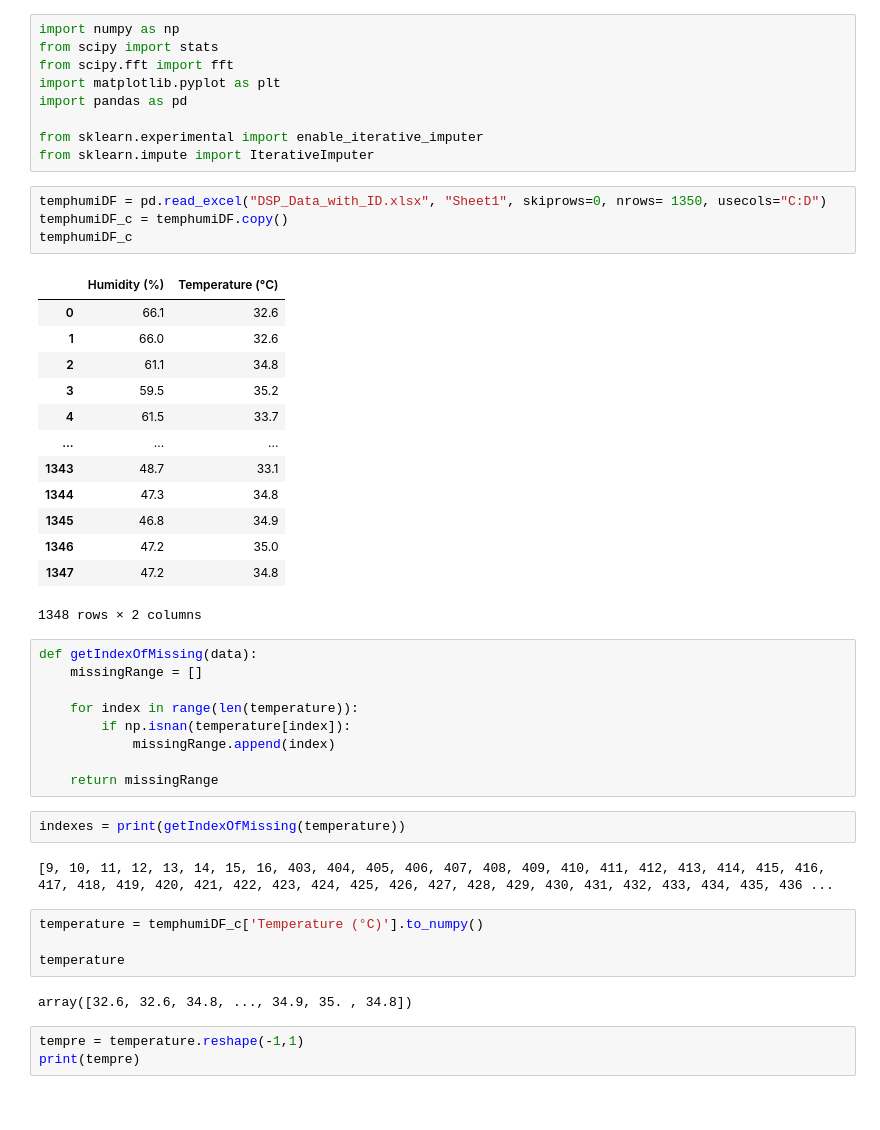
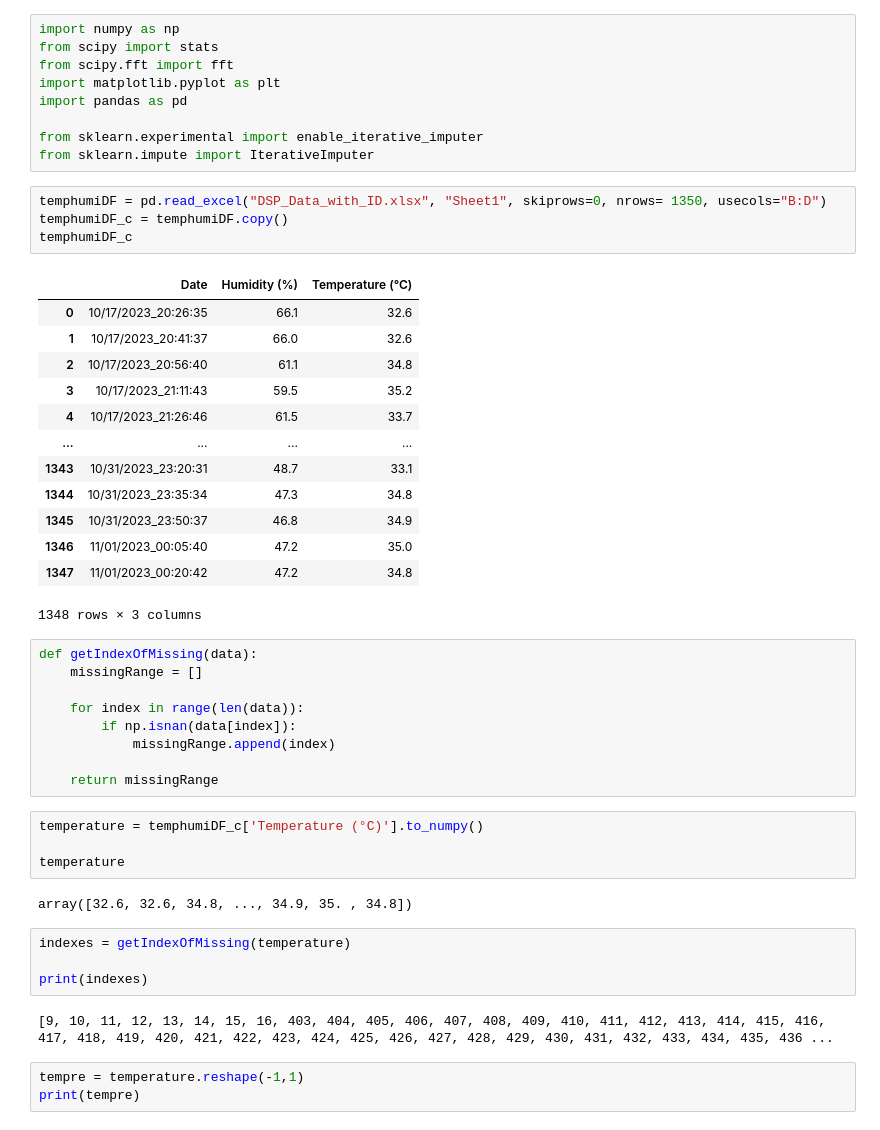
Before and after one commit to IanNoelBanta/DSP-MidtermProject, a Jupyter notebook: try.ipynb, the cells around one changed output. Saved outputs shown, nothing was run; the diff lists cells and outputs as text.

```diff
--- a/try.ipynb
+++ b/try.ipynb
@@ -8,42 +8,44 @@ import pandas as pd
 from sklearn.experimental import enable_iterative_imputer
 from sklearn.impute import IterativeImputer
 # %%
-temphumiDF = pd.read_excel("DSP_Data_with_ID.xlsx", "Sheet1", skiprows=0, nrows= 1350, usecols="C:D")
+temphumiDF = pd.read_excel("DSP_Data_with_ID.xlsx", "Sheet1", skiprows=0, nrows= 1350, usecols="B:D")
 temphumiDF_c = temphumiDF.copy()
 temphumiDF_c
 # %% [output]
-|  | Humidity (%) | Temperature (°C) |
-| 0 | 66.1 | 32.6 |
-| 1 | 66.0 | 32.6 |
-| 2 | 61.1 | 34.8 |
-| 3 | 59.5 | 35.2 |
-| 4 | 61.5 | 33.7 |
-| ... | ... | ... |
-| 1343 | 48.7 | 33.1 |
-| 1344 | 47.3 | 34.8 |
-| 1345 | 46.8 | 34.9 |
-| 1346 | 47.2 | 35.0 |
-| 1347 | 47.2 | 34.8 |
+|  | Date | Humidity (%) | Temperature (°C) |
+| 0 | 10/17/2023_20:26:35 | 66.1 | 32.6 |
+| 1 | 10/17/2023_20:41:37 | 66.0 | 32.6 |
+| 2 | 10/17/2023_20:56:40 | 61.1 | 34.8 |
+| 3 | 10/17/2023_21:11:43 | 59.5 | 35.2 |
+| 4 | 10/17/2023_21:26:46 | 61.5 | 33.7 |
+| ... | ... | ... | ... |
+| 1343 | 10/31/2023_23:20:31 | 48.7 | 33.1 |
+| 1344 | 10/31/2023_23:35:34 | 47.3 | 34.8 |
+| 1345 | 10/31/2023_23:50:37 | 46.8 | 34.9 |
+| 1346 | 11/01/2023_00:05:40 | 47.2 | 35.0 |
+| 1347 | 11/01/2023_00:20:42 | 47.2 | 34.8 |
-1348 rows × 2 columns
+1348 rows × 3 columns
 # %%
 def getIndexOfMissing(data):
     missingRange = []
 
-    for index in range(len(temperature)):
-        if np.isnan(temperature[index]):
+    for index in range(len(data)):
+        if np.isnan(data[index]):
             missingRange.append(index)
 
     return missingRange
-# %%
-indexes = print(getIndexOfMissing(temperature))
-# %% [output]
-[9, 10, 11, 12, 13, 14, 15, 16, 403, 404, 405, 406, 407, 408, 409, 410, 411, 412, 413, 414, 415, 416, 417, 418, 419, 420, 421, 422, 423, 424, 425, 426, 427, 428, 429, 430, 431, 432, 433, 434, 435, 436 ...
 # %%
 temperature = temphumiDF_c['Temperature (°C)'].to_numpy()
 
 temperature
 # %% [output]
 array([32.6, 32.6, 34.8, ..., 34.9, 35. , 34.8])
+# %%
+indexes = getIndexOfMissing(temperature)
+
+print(indexes)
+# %% [output]
+[9, 10, 11, 12, 13, 14, 15, 16, 403, 404, 405, 406, 407, 408, 409, 410, 411, 412, 413, 414, 415, 416, 417, 418, 419, 420, 421, 422, 423, 424, 425, 426, 427, 428, 429, 430, 431, 432, 433, 434, 435, 436 ...
 # %%
 tempre = temperature.reshape(-1,1)
 print(tempre)
```
Also changed, not shown: parts of 5 cells of this notebook, 2 other files.
